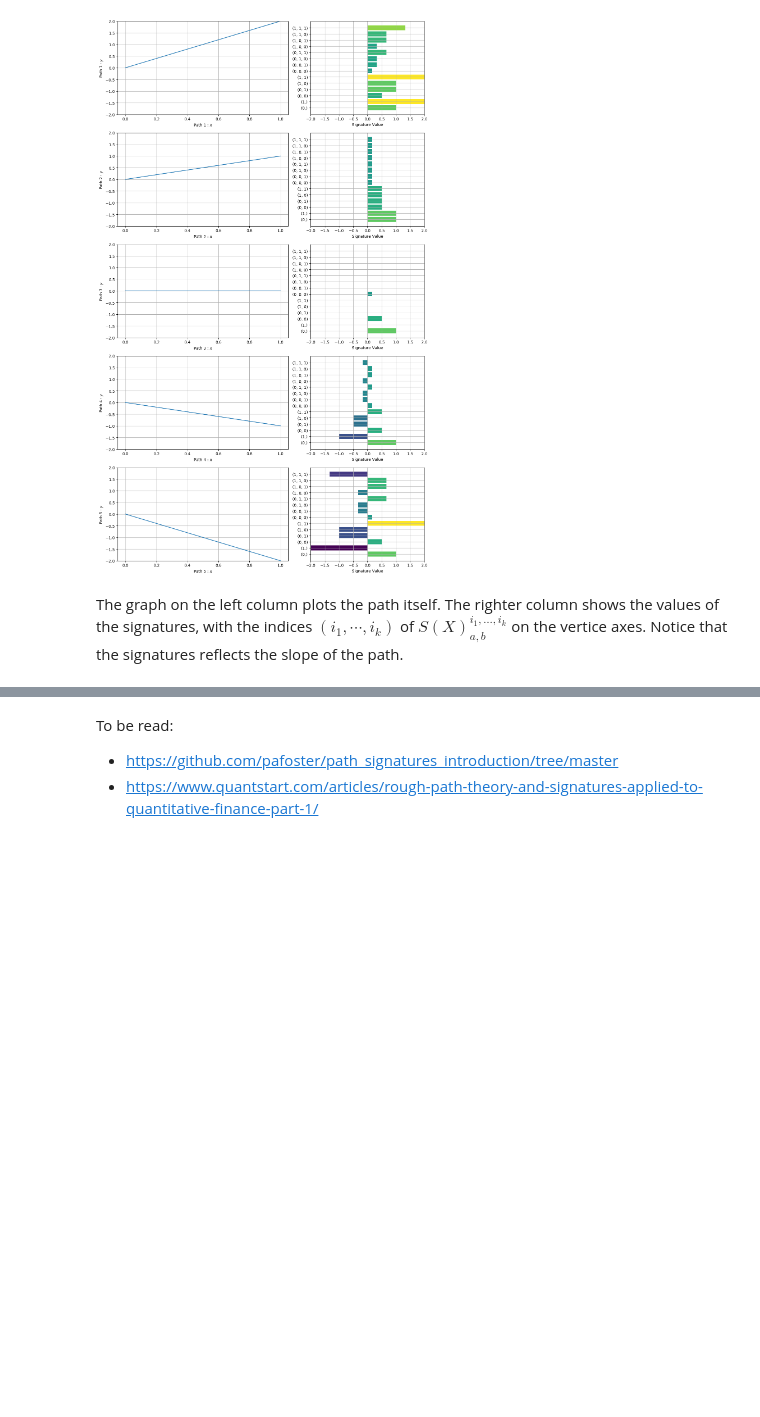
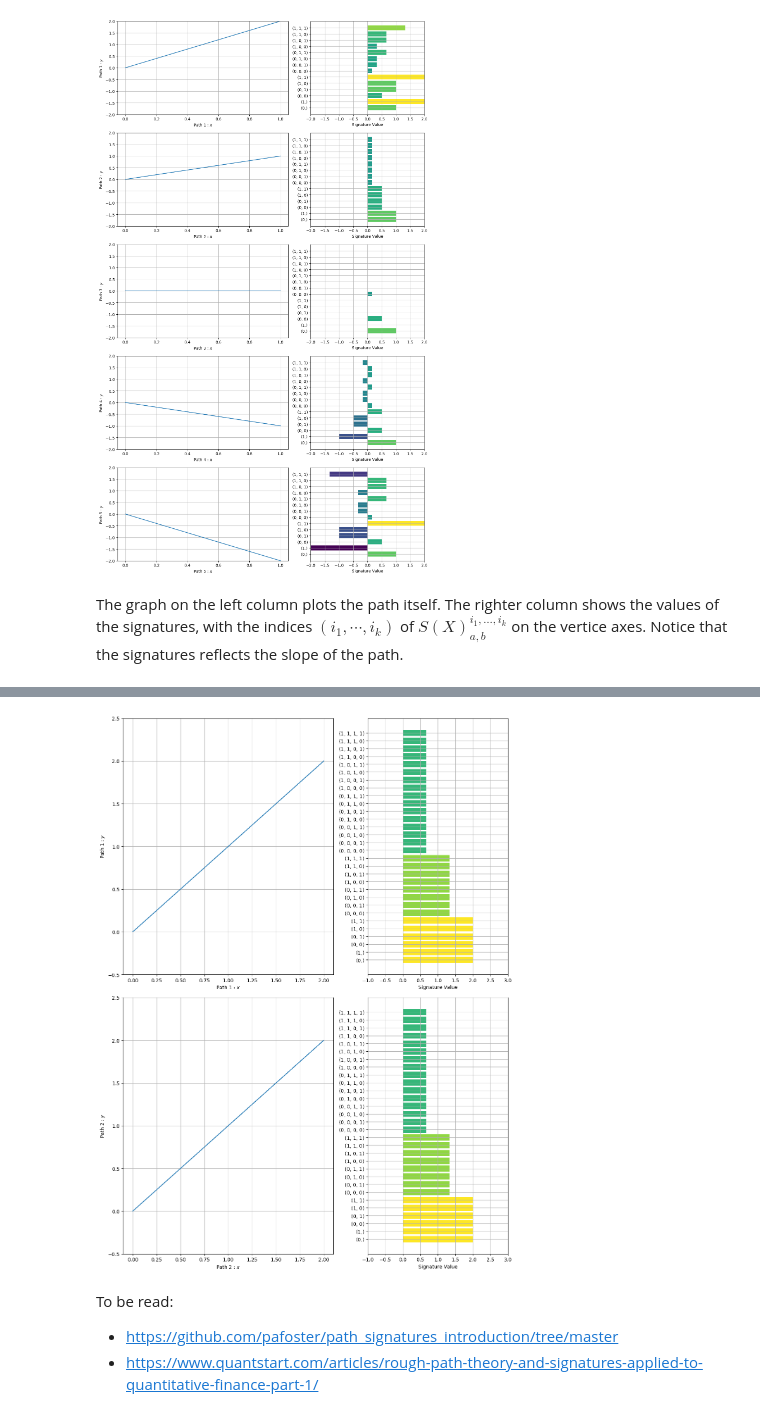
Before and after one commit to the-salty-austin/Conditional-Sig-Wasserstein-GANs, a Jupyter notebook: notes.ipynb, the cells around one changed output, grey strips where cells are left out. Saved outputs shown, nothing was run; the diff lists cells and outputs as text; code cells hidden in the pictures; blank space fills up the shorter version.

```diff
--- a/notes.ipynb
+++ b/notes.ipynb
@@ -257,3 +300,25 @@ plot_paths_and_signatures(paths, signatures, order, path_lim=(-1.5,2), sig_lim=(
+# %%
+a, b, steps = 0, 1, 10**4+1
+t = np.linspace(a, b, steps)
+
+p1 = np.array([(2*ti, 2*ti) for ti in t])
+
+a, b, steps = 0, 2, 2*10**4+1
+t = np.linspace(a, b, steps)
+
+p2 = np.array([(ti, ti) for ti in t])
+
+order = 4
+
+s1 = compute_signature( p1, turncate_order=order )
+s2 = compute_signature( p2, turncate_order=order )
+
+paths = [p1, p2]
+signatures = [s1,s2]
+
+plot_paths_and_signatures(paths, signatures, order, path_lim=(-0.5,2.5), sig_lim=(-1,3))
+# %% [output]
+[figure, added]
 # %% [markdown]
 To be read:
 * https://github.com/pafoster/path_signatures_introduction/tree/master
```
Also changed, not shown: parts of 6 cells of this notebook.
